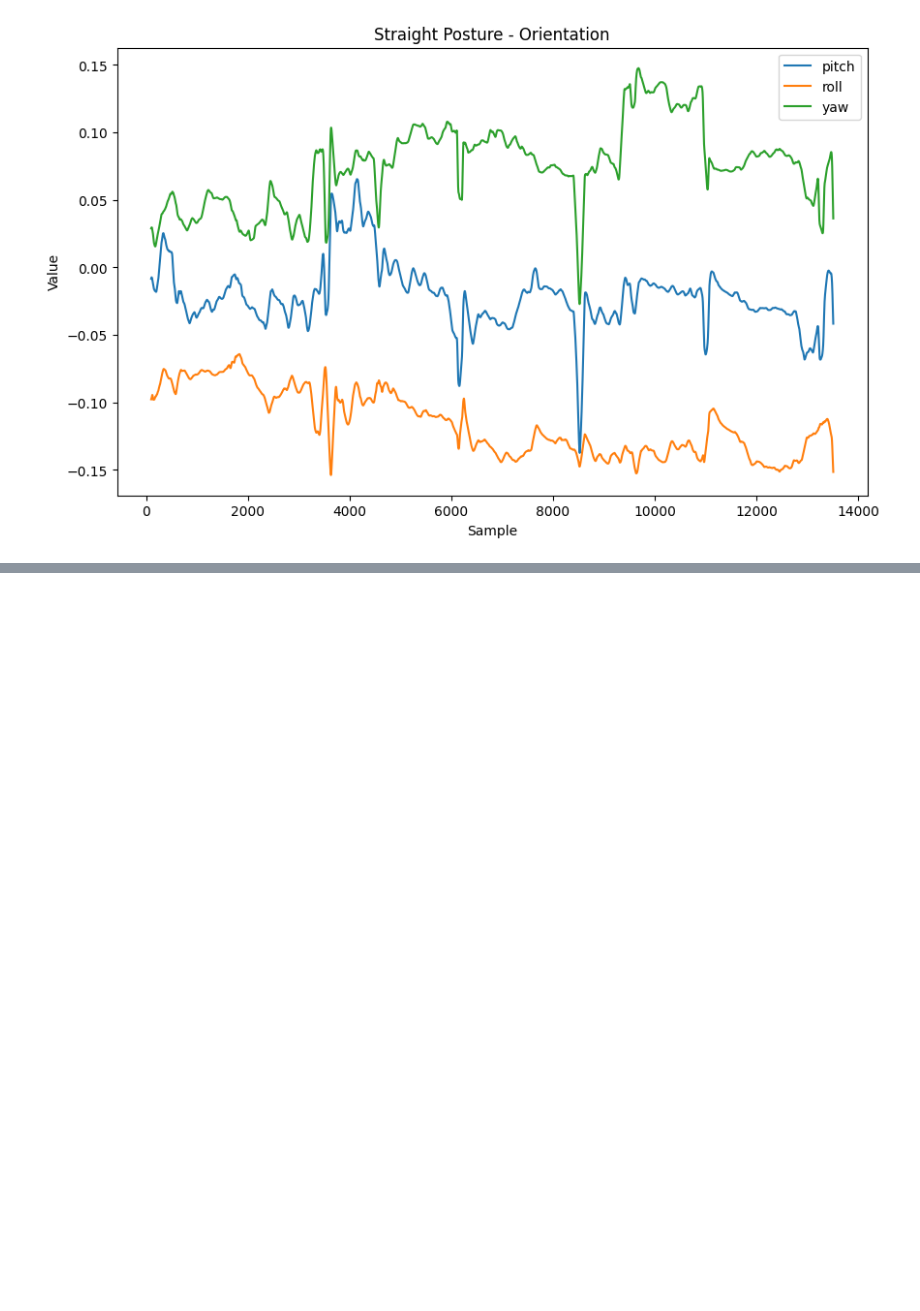
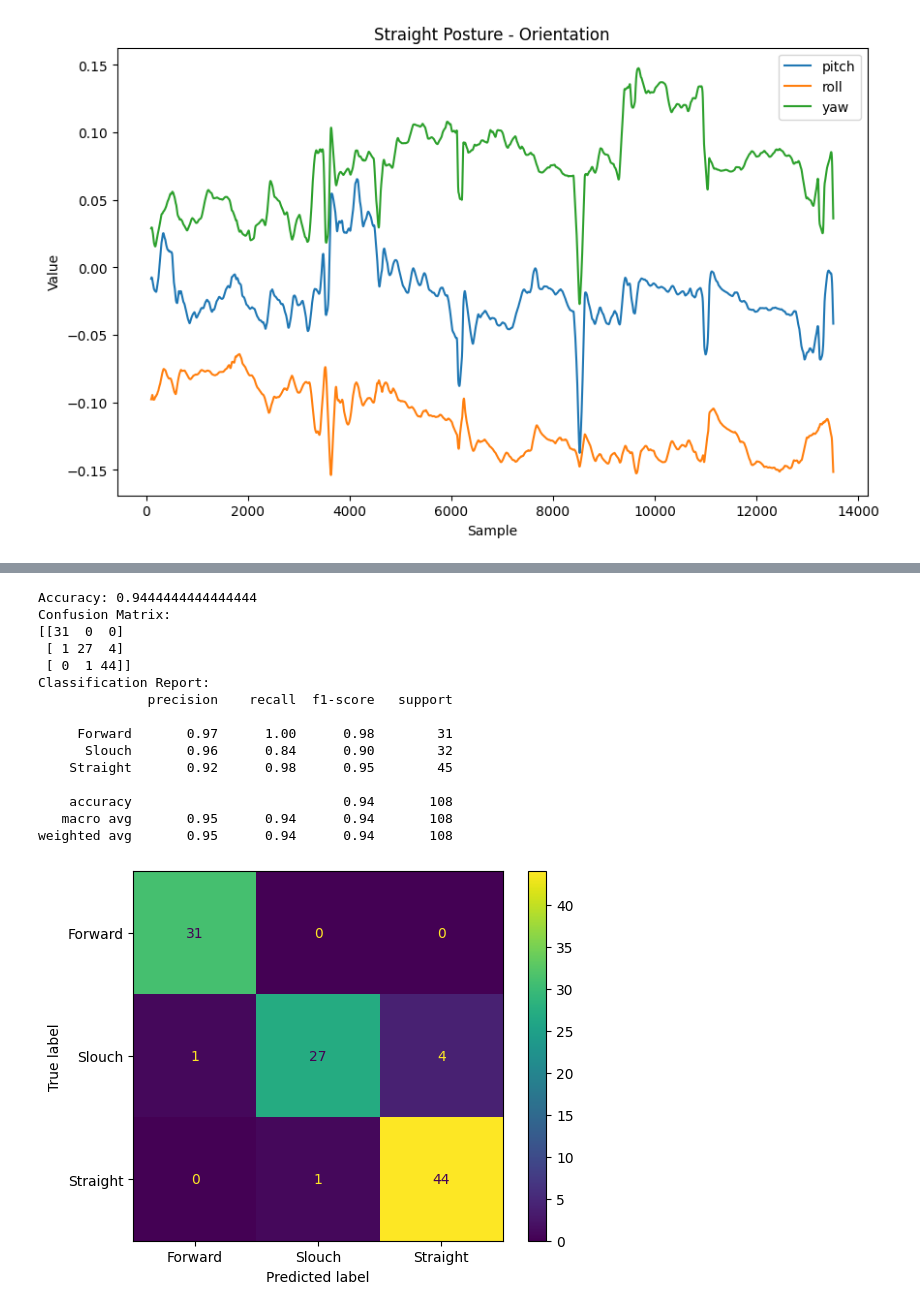
Before and after one commit to arnavkankaria/328Project, a Jupyter notebook: posture_detection.ipynb, the cells around one changed output, grey strips where cells are left out. Saved outputs shown, nothing was run; the diff lists cells and outputs as text; code cells hidden in the pictures; blank space fills up the shorter version.

Commit message:
Decision tree changes

```diff
--- a/posture_detection.ipynb
+++ b/posture_detection.ipynb
@@ -298,0 +288,59 @@ Features for Data/Slouch/Jacob_slouch2.csv:
+# %%
+import pandas as pd
+from sklearn.model_selection import train_test_split
+from sklearn.tree import DecisionTreeClassifier
+from sklearn.metrics import accuracy_score, confusion_matrix, classification_report, ConfusionMatrixDisplay
+import matplotlib.pyplot as plt
+
+# Load the data
+data = pd.read_csv('./Data/all_data.csv')
+
+# Separate features and target
+X = data.drop('activity', axis=1)
+y = data['activity']
+
+# Split the data into training and testing sets
+X_train, X_test, y_train, y_test = train_test_split(X, y, test_size=0.3, random_state=42)
+
+# Create the decision tree classifier with criterion entropy
+clf = DecisionTreeClassifier(criterion='entropy', max_depth=10, random_state=42)
+
+# Train the classifier
+clf.fit(X_train, y_train)
+
+# Make predictions
+y_pred = clf.predict(X_test)
+
+# Evaluate the classifier
+accuracy = accuracy_score(y_test, y_pred)
+conf_matrix = confusion_matrix(y_test, y_pred)
+class_report = classification_report(y_test, y_pred)
+
+# Print evaluation metrics
+print(f'Accuracy: {accuracy}')
+print('Confusion Matrix:')
+print(conf_matrix)
+print('Classification Report:')
+print(class_report)
+
+# Display the confusion matrix
+disp = ConfusionMatrixDisplay(confusion_matrix=conf_matrix, display_labels=clf.classes_)
+disp.plot()
+plt.show()
+# %% [output]
+Accuracy: 0.9444444444444444
+Confusion Matrix:
+[[31  0  0]
+ [ 1 27  4]
+ [ 0  1 44]]
+Classification Report:
+              precision    recall  f1-score   support
+
+     Forward       0.97      1.00      0.98        31
+      Slouch       0.96      0.84      0.90        32
+    Straight       0.92      0.98      0.95        45
+
+    accuracy                           0.94       108
+   macro avg       0.95      0.94      0.94       108
+weighted avg       0.95      0.94      0.94       108
+[figure, added]
```
Also changed, not shown: parts of 2 cells of this notebook, 49 other files.
